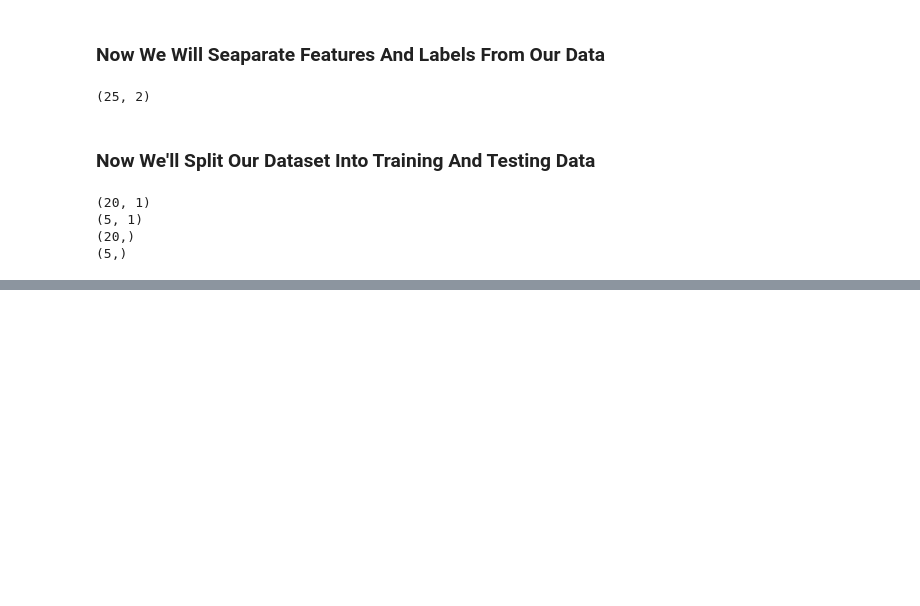
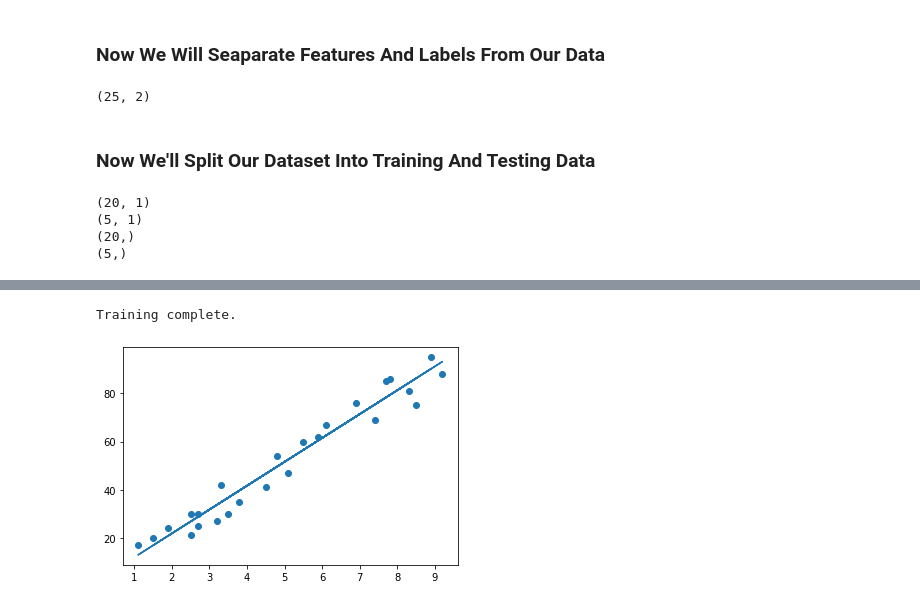
Before and after one commit to SyedHuzaifa007/The-Sparks-Foundation-Task-1, a Jupyter notebook: Linear_Regression_Student_Percentage_Supervised_ML.ipynb, the cells around one changed output, grey strips where cells are left out. Cells and saved outputs as stored; diff of their text form; code cells hidden in the pictures; blank space fills up the shorter version.

Commit message:
Trained ML Model

```diff
--- a/Linear_Regression_Student_Percentage_Supervised_ML.ipynb
+++ b/Linear_Regression_Student_Percentage_Supervised_ML.ipynb
@@ -131,0 +182,16 @@ print(test_labels.shape)
+# %%
+regressor = LinearRegression()
+regressor.fit(train_data, train_labels)
+print("Training complete.")
+# %% [output]
+Training complete.
+# %%
+# Plotting the regression line
+line = regressor.coef_*features + regressor.intercept_
+
+# Plotting for the test data
+plt.scatter(features, labels)
+plt.plot(features, line);
+plt.show()
+# %% [output]
+[figure, added]
```
Also changed, not shown: parts of 5 cells of this notebook.
